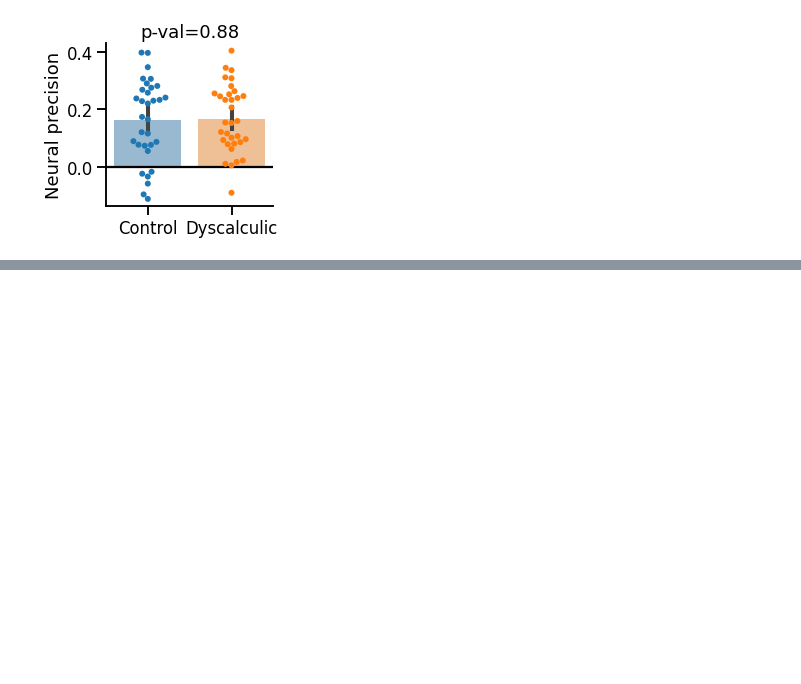
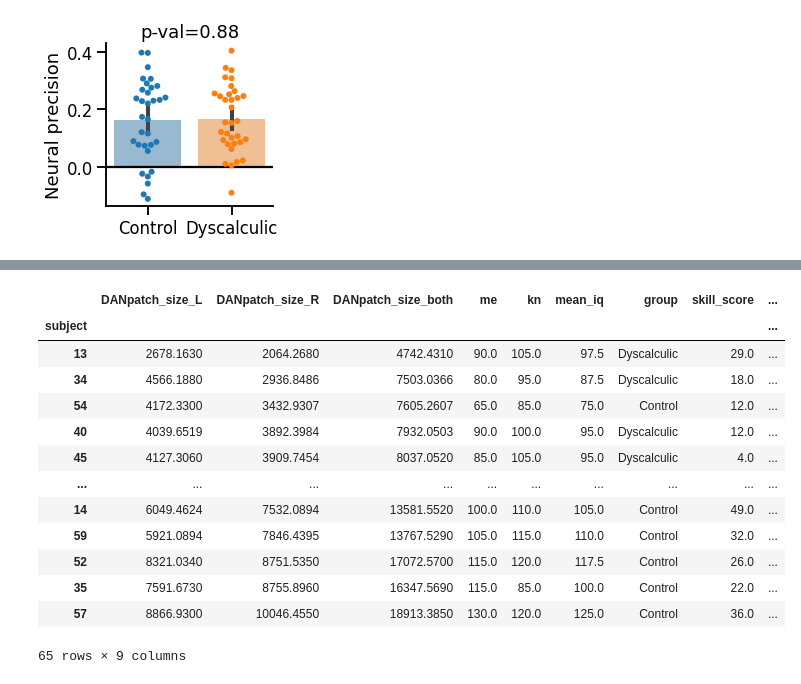
Before and after one commit to mrenke/numrisk, a Jupyter notebook: numrisk/visualize&plots&stats/paper_dnumrisk_01.ipynb, the cells around one changed output, grey strips where cells are left out. Cells and saved outputs as stored; diff of their text form; code cells hidden in the pictures; blank space fills up the shorter version.

```diff
--- a/numrisk/visualize&plots&stats/paper_dnumrisk_01.ipynb
+++ b/numrisk/visualize&plots&stats/paper_dnumrisk_01.ipynb
@@ -228,0 +295,3 @@ TtestResult(statistic=-0.15137739830488958, pvalue=0.8801617118515485, df=63.0)
+# %%
+df_comb = df_comb.join(df_participants[['age', 'gender']], on='subject')
+df_comb['Gender'] = np.where(df_comb['gender'] == 'm', 1, 0)
@@ -228,0 +413,17 @@ TtestResult(statistic=-0.15137739830488958, pvalue=0.8801617118515485, df=63.0)
+# %%
+df_comb.sort_values('DANpatch_size_R')
+# %% [output]
+|  | DANpatch_size_L | DANpatch_size_R | DANpatch_size_both | me | kn | mean_iq | group | skill_score | ... |
+| subject |  |  |  |  |  |  |  |  | ... |
+| 13 | 2678.1630 | 2064.2680 | 4742.4310 | 90.0 | 105.0 | 97.5 | Dyscalculic | 29.0 | ... |
+| 34 | 4566.1880 | 2936.8486 | 7503.0366 | 80.0 | 95.0 | 87.5 | Dyscalculic | 18.0 | ... |
+| 54 | 4172.3300 | 3432.9307 | 7605.2607 | 65.0 | 85.0 | 75.0 | Control | 12.0 | ... |
+| 40 | 4039.6519 | 3892.3984 | 7932.0503 | 90.0 | 100.0 | 95.0 | Dyscalculic | 12.0 | ... |
+| 45 | 4127.3060 | 3909.7454 | 8037.0520 | 85.0 | 105.0 | 95.0 | Dyscalculic | 4.0 | ... |
+| ... | ... | ... | ... | ... | ... | ... | ... | ... | ... |
+| 14 | 6049.4624 | 7532.0894 | 13581.5520 | 100.0 | 110.0 | 105.0 | Control | 49.0 | ... |
+| 59 | 5921.0894 | 7846.4395 | 13767.5290 | 105.0 | 115.0 | 110.0 | Control | 32.0 | ... |
+| 52 | 8321.0340 | 8751.5350 | 17072.5700 | 115.0 | 120.0 | 117.5 | Control | 26.0 | ... |
+| 35 | 7591.6730 | 8755.8960 | 16347.5690 | 115.0 | 85.0 | 100.0 | Control | 22.0 | ... |
+| 57 | 8866.9300 | 10046.4550 | 18913.3850 | 130.0 | 120.0 | 125.0 | Control | 36.0 | ... |
+65 rows × 9 columns
```
Also changed, not shown: parts of 12 cells of this notebook.
